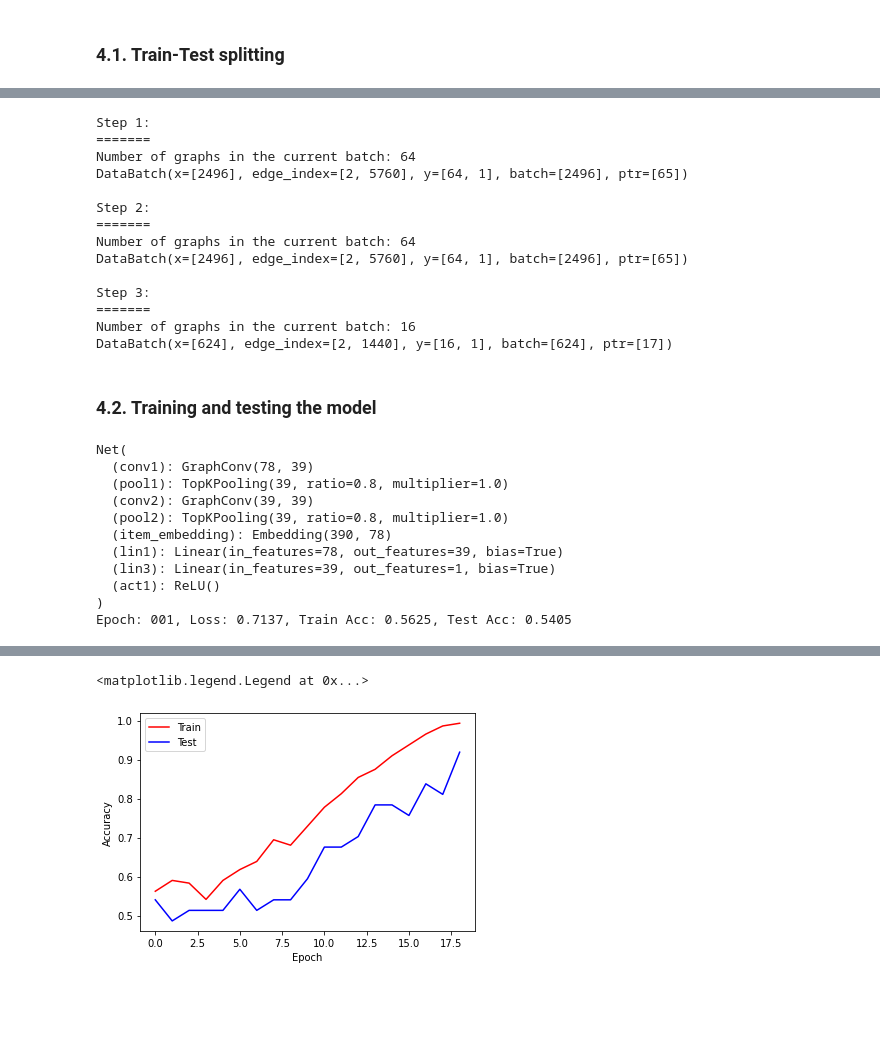
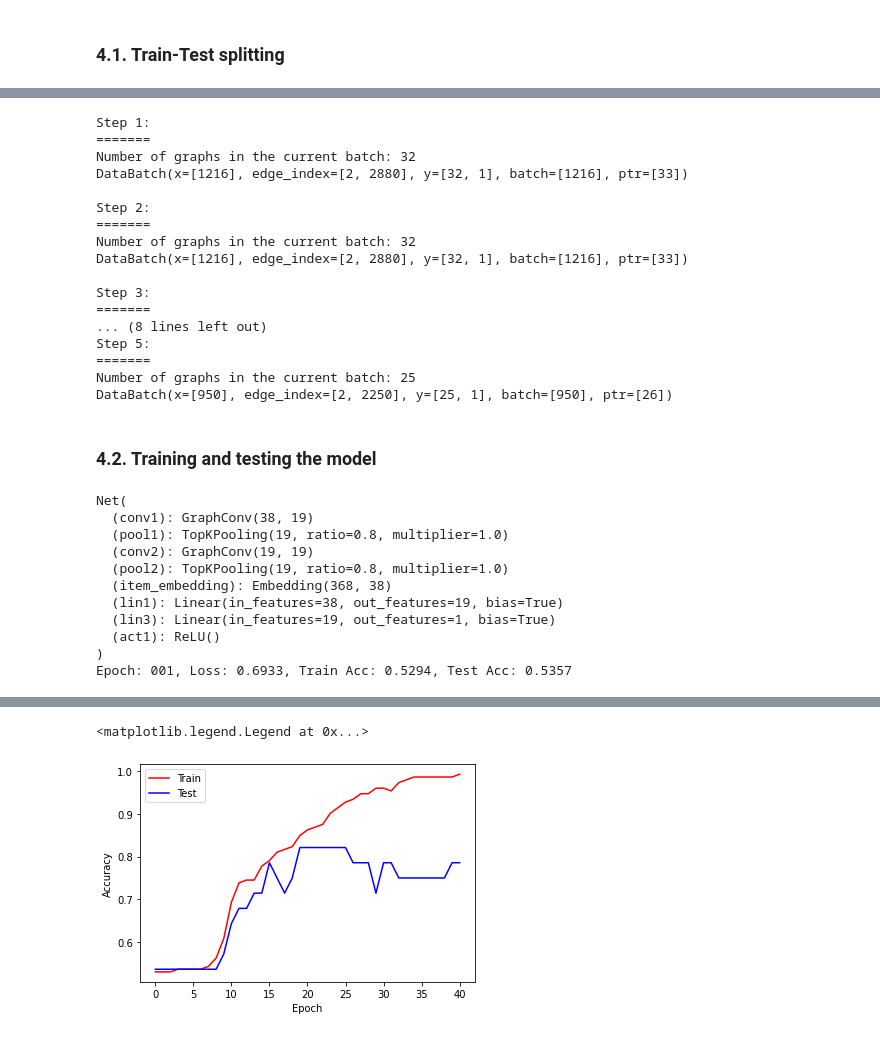
Before and after one commit to greendiscbio/ART_project, a Jupyter notebook: GNN model/Model/gnn_pd-1.ipynb, the cells around one changed output, grey strips where cells are left out. Saved outputs shown, nothing was run; the diff lists cells and outputs as text; code cells hidden in the pictures; blank space fills up the shorter version.

```diff
--- a/GNN model/Model/gnn_pd-1.ipynb
+++ b/GNN model/Model/gnn_pd-1.ipynb
@@ -104,19 +98,23 @@ tensor([[ 0,  0,  5,  5,  1,  1,  2,  3,  4,  4,  4,  4,  6,  7,  7,  8,  8,  8,
 # %% [markdown]
 ### 3.3. Create dataset
 # %%
-list_data=[]
+list_data_0=[]
+list_data_1=[]
 
 for g in range(len(genes)):
   b=[]
   for i in genes.iloc[g].to_numpy():
     a=[]
-    a.append(i)
+    a.append(i*10)
     b.append(a)
-  x = torch.tensor([b], dtype=torch.long).reshape([-1])
+  x = torch.tensor([b], dtype=torch.float).reshape([-1])
   edge_index = edge_index
   y = torch.tensor([Y.iloc[g]], dtype=torch.float).reshape([-1, 1])
   data = Data(x=x, edge_index=edge_index, y=y)
-  list_data.append(data)
+  if y == 0:
+    list_data_0.append(data)
+  else:
+    list_data_1.append(data)
 
-print(list_data[0])
+print(list_data_0[0])
 # %% [output]
@@ -124,7 +126,7 @@ Data(x=[39], edge_index=[2, 90], y=[1, 1])
 # %% [markdown]
 ### 3.4. Patient sample
 # %%
-data = list_data[0]
+data = list_data_0[0]
 print(f'Number of nodes: {data.num_nodes}')
 print(f'Number of charcateristics per node: {data.num_features}')
 print(f'Number of edges: {data.num_edges}')
@@ -157,8 +197,8 @@ Number of test graphs: 37
 # %%
 from torch_geometric.loader import DataLoader
 
-train_loader = DataLoader(train_dataset, batch_size=64, shuffle=True)
-test_loader = DataLoader(test_dataset, batch_size=64, shuffle=False)
+train_loader = DataLoader(train_dataset, batch_size=32, shuffle=True)
+test_loader = DataLoader(test_dataset, batch_size=2, shuffle=False)
 
 for step, data in enumerate(train_loader):
     print(f'Step {step + 1}:')
@@ -169,18 +209,21 @@ for step, data in enumerate(train_loader):
 # %% [output]
 Step 1:
 =======
-Number of graphs in the current batch: 64
-DataBatch(x=[2496], edge_index=[2, 5760], y=[64, 1], batch=[2496], ptr=[65])
+Number of graphs in the current batch: 32
+DataBatch(x=[1216], edge_index=[2, 2880], y=[32, 1], batch=[1216], ptr=[33])
 
 Step 2:
 =======
-Number of graphs in the current batch: 64
-DataBatch(x=[2496], edge_index=[2, 5760], y=[64, 1], batch=[2496], ptr=[65])
+Number of graphs in the current batch: 32
+DataBatch(x=[1216], edge_index=[2, 2880], y=[32, 1], batch=[1216], ptr=[33])
 
 Step 3:
 =======
-Number of graphs in the current batch: 16
-DataBatch(x=[624], edge_index=[2, 1440], y=[16, 1], batch=[624], ptr=[17])
+... (8 lines left out)
+Step 5:
+=======
+Number of graphs in the current batch: 25
+DataBatch(x=[950], edge_index=[2, 2250], y=[25, 1], batch=[950], ptr=[26])
 # %% [markdown]
 ### 4.2. Training and testing the model
 # %%
@@ -193,7 +236,7 @@ from torch_geometric.nn import global_mean_pool as gap, global_max_pool as gmp
 from torch import nn
 from sklearn.metrics import roc_auc_score
 # %%
-embed_dim = 78
+embed_dim = 38
 
 class Net(torch.nn.Module):
     def __init__(self, dim):
@@ -204,9 +247,9 @@ class Net(torch.nn.Module):
         self.pool1 = TopKPooling(dim, ratio=0.8)
         self.conv2 = GraphConv(dim, dim)
         self.pool2 = TopKPooling(dim, ratio=0.8)
-        self.item_embedding = torch.nn.Embedding(num_embeddings=390, embedding_dim=embed_dim)
-        self.lin1 = torch.nn.Linear(78, 39)
-        self.lin3 = torch.nn.Linear(39, 1)
+        self.item_embedding = torch.nn.Embedding(num_embeddings=368, embedding_dim=embed_dim)
+        self.lin1 = torch.nn.Linear(38, 19)
+        self.lin3 = torch.nn.Linear(19, 1)
         self.act1 = torch.nn.ReLU()
         print(self)
 
@@ -219,11 +262,11 @@ class Net(torch.nn.Module):
         x, edge_index, _, batch, _, _ = self.pool1(x, edge_index, None, batch)
         x1 = torch.cat([gmp(x, batch), gap(x, batch)], dim=1)
 
-        x = F.relu(self.conv2(x, edge_index))
-        x, edge_index, _, batch, _, _ = self.pool2(x, edge_index, None, batch)
-        x2 = torch.cat([gmp(x, batch), gap(x, batch)], dim=1)
+        # x = F.relu(self.conv2(x, edge_index))
+        # x, edge_index, _, batch, _, _ = self.pool2(x, edge_index, None, batch)
+        # x2 = torch.cat([gmp(x, batch), gap(x, batch)], dim=1)
 
-        x = x1 + x2
+        x = x1 #+ x2
 
         x = self.lin1(x)
         x = self.act1(x)
@@ -270,7 +308,7 @@ def test(loader):
     return correct / len(loader.dataset)
 # %%
 import matplotlib.pyplot as plt
-model = Net(dim=39)
+model = Net(dim=19)
 optimizer = torch.optim.Adam(model.parameters(), lr=0.001)
 train_epoch=[]
 test_epoch=[]
@@ -293,13 +331,13 @@ plt.ylabel("Accuracy")
 plt.legend()
 # %% [output]
 Net(
-  (conv1): GraphConv(78, 39)
-  (pool1): TopKPooling(39, ratio=0.8, multiplier=1.0)
-  (conv2): GraphConv(39, 39)
-  (pool2): TopKPooling(39, ratio=0.8, multiplier=1.0)
-  (item_embedding): Embedding(390, 78)
-  (lin1): Linear(in_features=78, out_features=39, bias=True)
-  (lin3): Linear(in_features=39, out_features=1, bias=True)
+  (conv1): GraphConv(38, 19)
+  (pool1): TopKPooling(19, ratio=0.8, multiplier=1.0)
+  (conv2): GraphConv(19, 19)
+  (pool2): TopKPooling(19, ratio=0.8, multiplier=1.0)
+  (item_embedding): Embedding(368, 38)
+  (lin1): Linear(in_features=38, out_features=19, bias=True)
+  (lin3): Linear(in_features=19, out_features=1, bias=True)
   (act1): ReLU()
 )
-Epoch: 001, Loss: 0.7137, Train Acc: 0.5625, Test Acc: 0.5405
+Epoch: 001, Loss: 0.6933, Train Acc: 0.5294, Test Acc: 0.5357
@@ -324,2 +361,2 @@ Epoch: 019, Loss: 0.3182, Train Acc: 0.9931, Test Acc: 0.9189
 <matplotlib.legend.Legend at 0x...>
-[figure, old version]
+[figure, new version]
```
Also changed, not shown: parts of 10 cells of this notebook.
